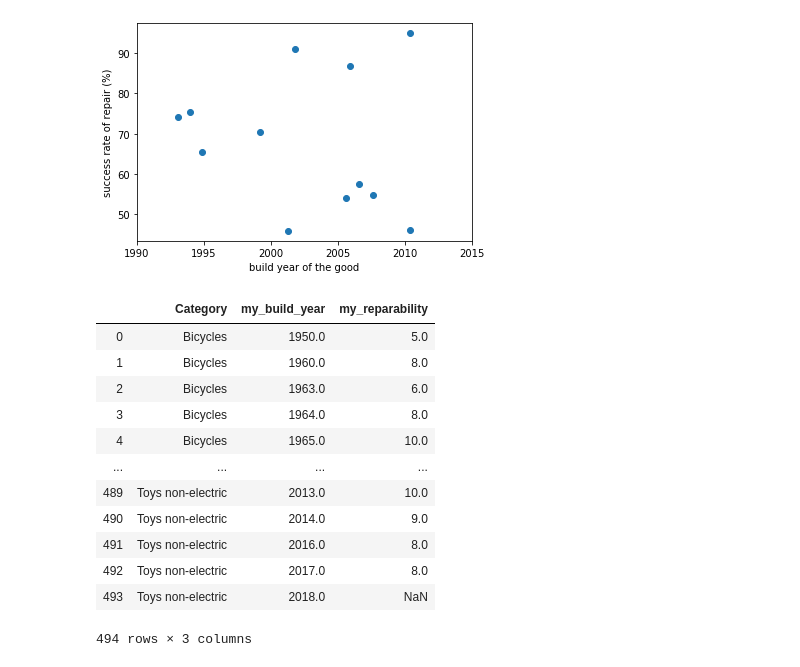
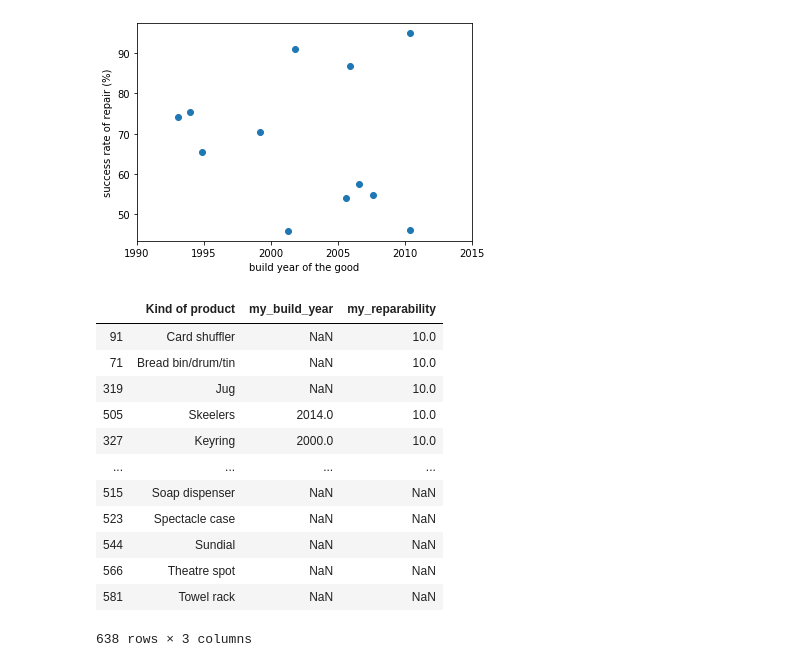
Before and after one commit to JeanMILPIED/Repair, a Jupyter notebook: Repair_cafe.ipynb, the cells around one changed output. Cells and saved outputs as stored; diff of their text form; code cells hidden in the pictures.

```diff
--- a/Repair_cafe.ipynb
+++ b/Repair_cafe.ipynb
@@ -50,3 +95,8 @@ Name: Registration number, dtype: int64
 # %%
 #there are 638 different kinds of products
 # the 5 most repaired product Category are Coffee Maker, Trousers/pants, Bicycle, Vacuum cleaner and Lamp/lighting
+# %%
+# how to simplify this?
+#step1 = lower case
+data_set_final_2['new_kind_of_product']=[my_text.lower() for my_text in data_set_final_2['Kind of product']]
+data_set_final_2['new_kind_of_product'].value_counts()
@@ -90,0 +158,5 @@ Name: Registration number, dtype: int64
+# %%
+# how to simplify this?
+#step1 = lower case => no effect
+data_set_final_2['new_brand']=[my_text.lower() if (type(my_text) is str) ==True else my_text for my_text in data_set_final_2['Brand']]
+data_set_final_2['new_brand'].value_counts()
@@ -286,25 +391,25 @@ plt.show
 # %%
 # explore reparability score
 data_set_final_2.groupby(by='Reparability score (1=difficult, 10=easy)').count().iloc[:,0].sort_values(ascending = False)
 #what is the mean reparability score per category ?
 #first change the reparability score from object to an int value
 data_set_final_2.loc[:,"my_reparability"]=pd.to_numeric(data_set_final_2.loc[:,"Reparability score (1=difficult, 10=easy)"], errors='coerce')
-data_repar_year_C=data_set_final_2.groupby(by=['Category',"my_build_year"]).median().reset_index()
-data_repar_year_C
+data_repar_year_C=data_set_final_2.groupby(by=['Kind of product']).mean().reset_index()
+data_repar_year_C.sort_values(by='my_reparability', ascending=False)
 # %% [output]
-|  | Category | my_build_year | my_reparability |
-| 0 | Bicycles | 1950.0 | 5.0 |
-| 1 | Bicycles | 1960.0 | 8.0 |
-| 2 | Bicycles | 1963.0 | 6.0 |
-| 3 | Bicycles | 1964.0 | 8.0 |
-| 4 | Bicycles | 1965.0 | 10.0 |
+|  | Kind of product | my_build_year | my_reparability |
+| 91 | Card shuffler | NaN | 10.0 |
+| 71 | Bread bin/drum/tin | NaN | 10.0 |
+| 319 | Jug | NaN | 10.0 |
+| 505 | Skeelers | 2014.0 | 10.0 |
+| 327 | Keyring | 2000.0 | 10.0 |
 | ... | ... | ... | ... |
-| 489 | Toys non-electric | 2013.0 | 10.0 |
-| 490 | Toys non-electric | 2014.0 | 9.0 |
-| 491 | Toys non-electric | 2016.0 | 8.0 |
-| 492 | Toys non-electric | 2017.0 | 8.0 |
-| 493 | Toys non-electric | 2018.0 | NaN |
+| 515 | Soap dispenser | NaN | NaN |
+| 523 | Spectacle case | NaN | NaN |
+| 544 | Sundial | NaN | NaN |
+| 566 | Theatre spot | NaN | NaN |
+| 581 | Towel rack | NaN | NaN |
-494 rows × 3 columns
+638 rows × 3 columns
 # %%
 # most of repairs are easy ones (7 to 10 reparability score)
 # the mean reparability scores are lowest 6.3 (display and sound equipment), and highest 8.8 (tools non -electric)
```
Also changed, not shown: parts of 45 cells of this notebook.
